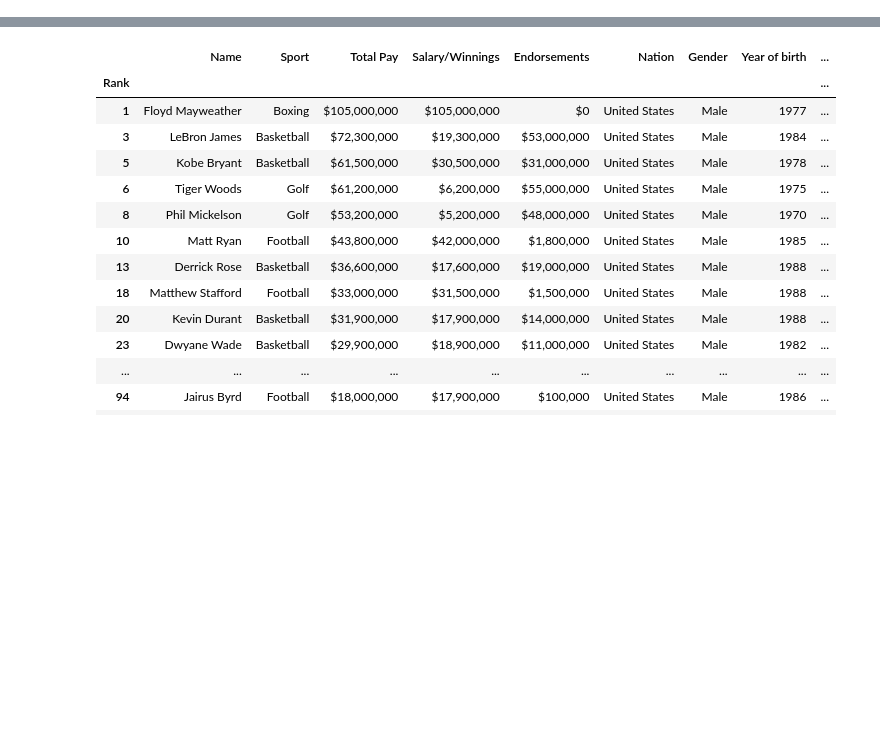
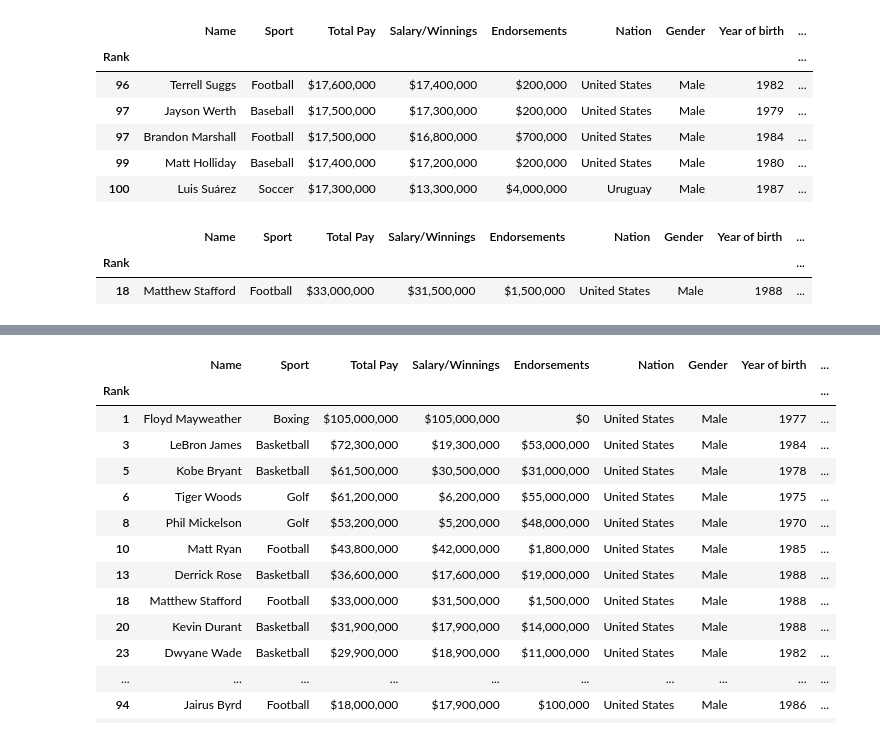
Before and after one commit to ajithpmohan/PythonDataAnalysisVisualization, a Jupyter notebook: athletes.ipynb, the cells around one changed output, grey strips where cells are left out. Saved outputs shown, nothing was run; the diff lists cells and outputs as text; code cells hidden in the pictures; blank space fills up the shorter version.

```diff
--- a/athletes.ipynb
+++ b/athletes.ipynb
@@ -25,0 +58,16 @@ athlete_df2
+# %%
+athlete_df2.tail()
+# %% [output]
+|  | Name | Sport | Total Pay | Salary/Winnings | Endorsements | Nation | Gender | Year of birth | ... |
+| Rank |  |  |  |  |  |  |  |  | ... |
+| 96 | Terrell Suggs | Football | $17,600,000 | $17,400,000 | $200,000 | United States | Male | 1982 | ... |
+| 97 | Jayson Werth | Baseball | $17,500,000 | $17,300,000 | $200,000 | United States | Male | 1979 | ... |
+| 97 | Brandon Marshall | Football | $17,500,000 | $16,800,000 | $700,000 | United States | Male | 1984 | ... |
+| 99 | Matt Holliday | Baseball | $17,400,000 | $17,200,000 | $200,000 | United States | Male | 1980 | ... |
+| 100 | Luis Suárez | Soccer | $17,300,000 | $13,300,000 | $4,000,000 | Uruguay | Male | 1987 | ... |
+# %%
+athlete_df2.sample()
+# %% [output]
+|  | Name | Sport | Total Pay | Salary/Winnings | Endorsements | Nation | Gender | Year of birth | ... |
+| Rank |  |  |  |  |  |  |  |  | ... |
+| 18 | Matthew Stafford | Football | $33,000,000 | $31,500,000 | $1,500,000 | United States | Male | 1988 | ... |
```
Also changed, not shown: parts of 23 cells of this notebook.
